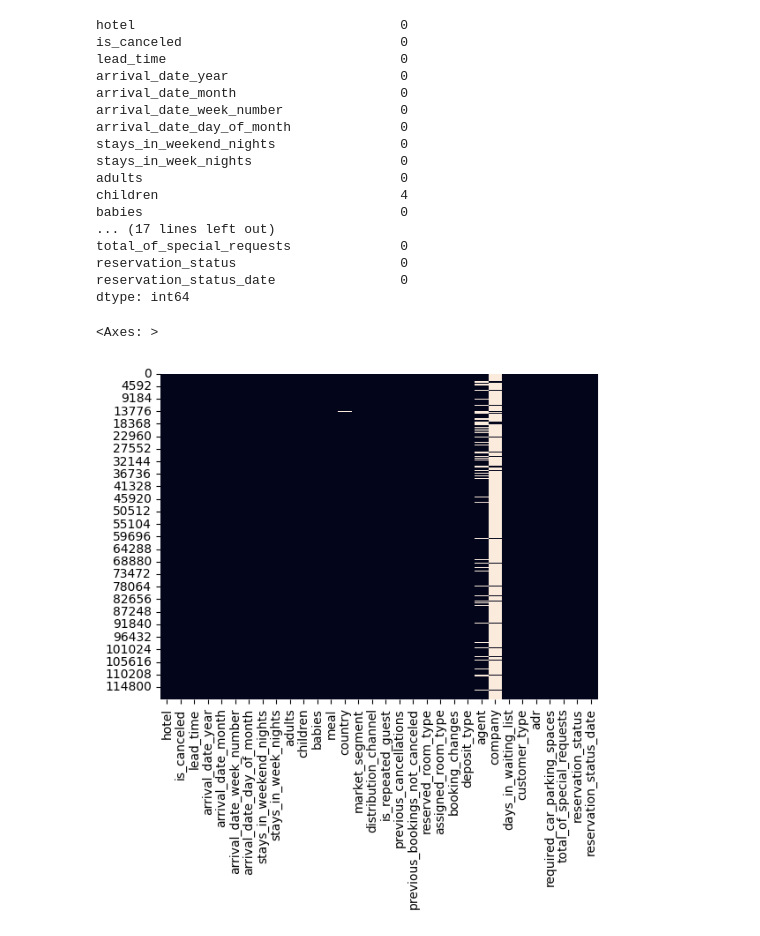
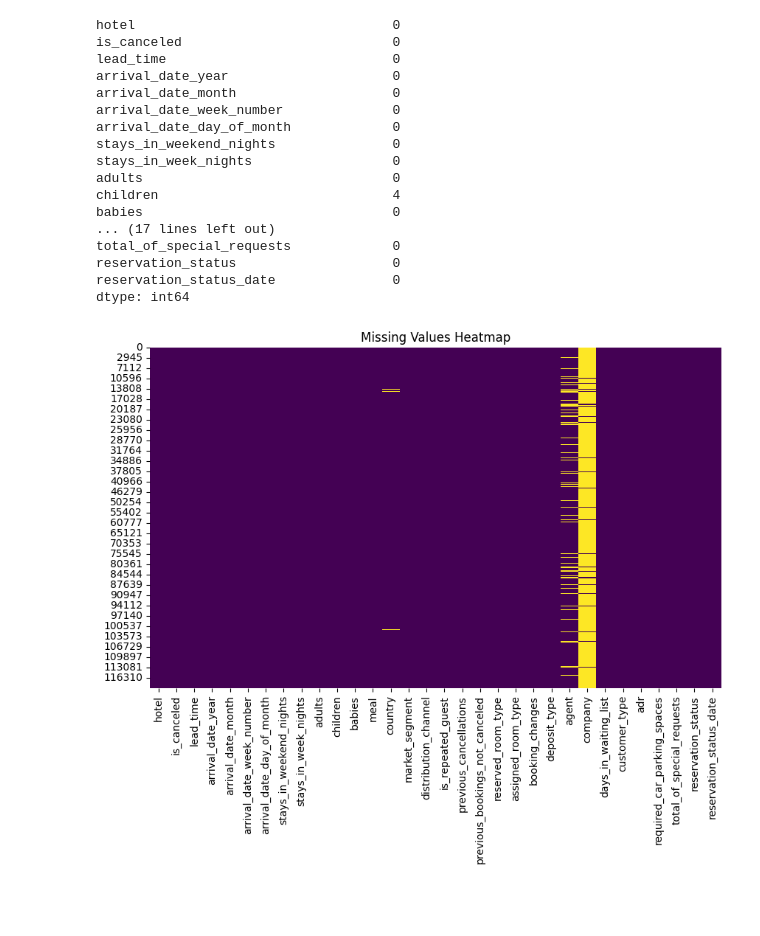
Before and after one commit to Shreya-1003/CapStone-Projects-Module_2, a Jupyter notebook: EDA_Hotel_Booking_Analysis.ipynb, the cells around one changed output. Saved outputs shown, nothing was run; the diff lists cells and outputs as text; code cells hidden in the pictures; blank space fills up the shorter version.

```diff
--- a/EDA_Hotel_Booking_Analysis.ipynb
+++ b/EDA_Hotel_Booking_Analysis.ipynb
@@ -135,0 +151,5 @@ We can see that there are 31994 duplicate values in dataset
+# %%
+
+# Drop Duplicate Values
+hotel_df = hotel_df.drop_duplicates()
+hotel_df
@@ -158,8 +194,8 @@ reservation_status_date                0
 dtype: int64
-# %%
-# Visualizing the missing values
-# Checking Null Value by plotting Heatmap
-sns.heatmap(hotel_df.isnull(), cbar=False)
-# %% [output]
-<Axes: >
-[figure, removed]
+# %%
+plt.figure(figsize=(10, 6))  # Set the figure size
+sns.heatmap(hotel_df.isnull(), cbar=False, cmap='viridis')  # Use 'viridis' colormap for better visibility
+plt.title('Missing Values Heatmap')  # Add a title to the plot
+plt.show()
+# %% [output]
+[figure, added]
```
Also changed, not shown: parts of 29 cells of this notebook.
